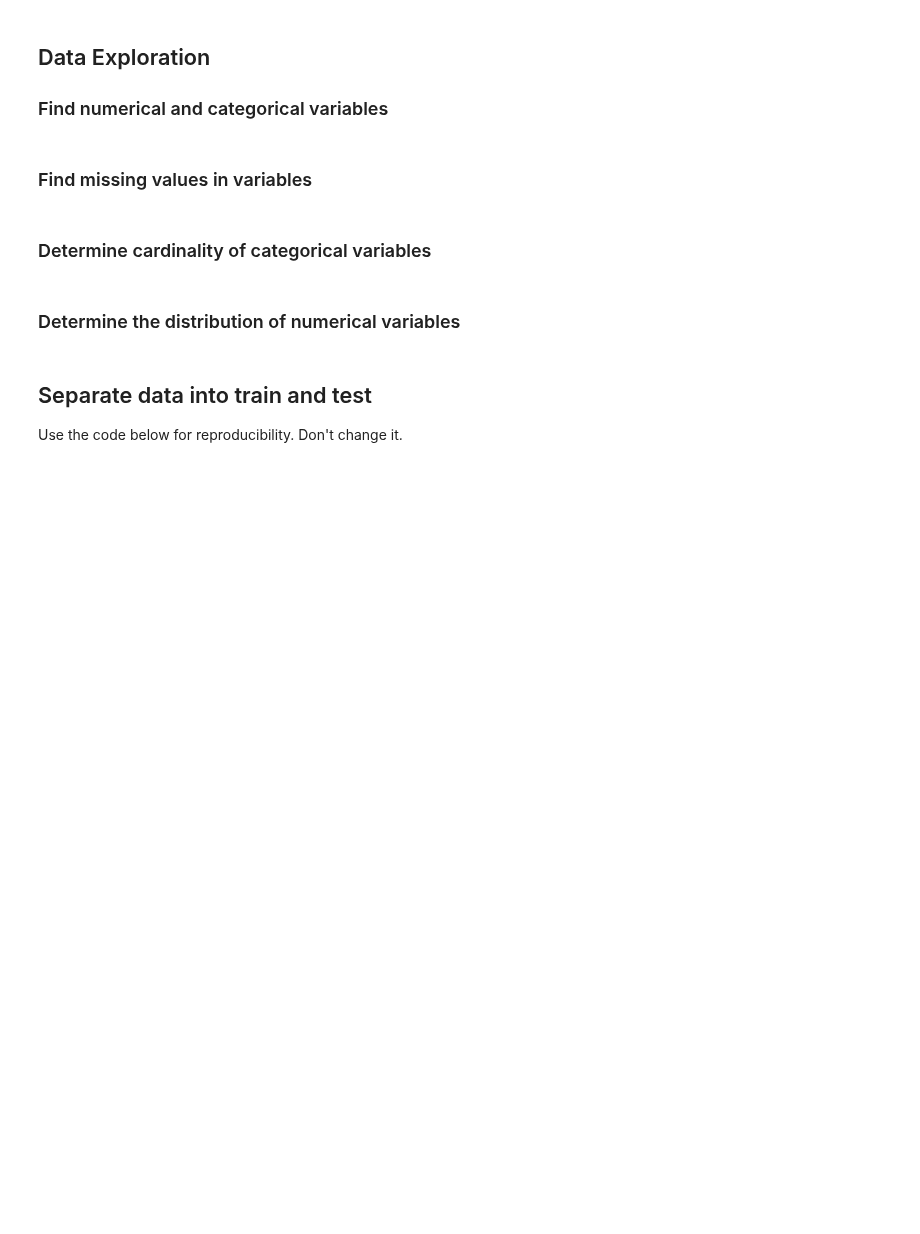
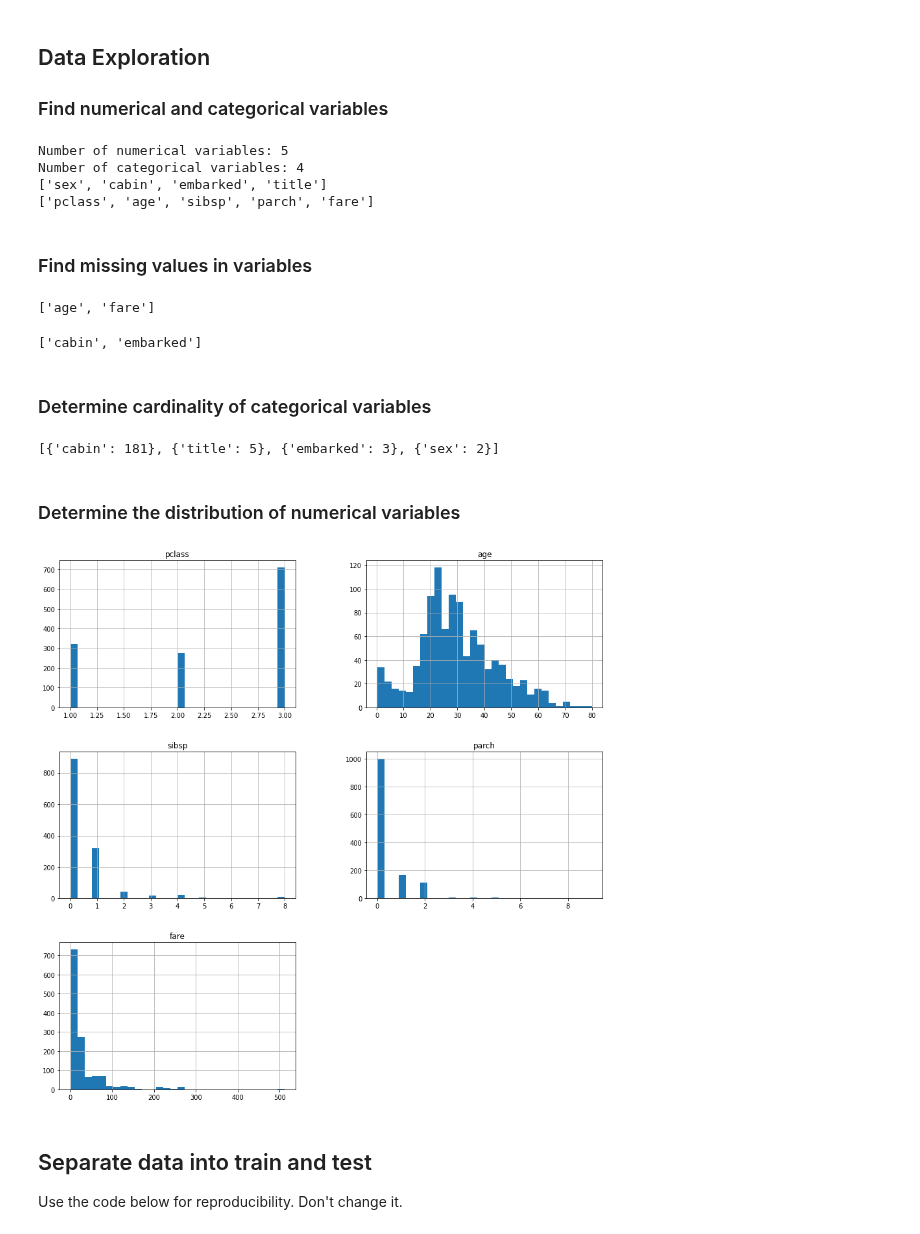
Before and after one commit to trainindata/deploying-machine-learning-models, a Jupyter notebook: section-04-research-and-development/titanic-assignment/01-predicting-survival-titanic-assignement.ipynb, the cells around one changed output. Drawn from its saved outputs; the diff is of its cells as text; code cells hidden in the pictures; blank space fills up the shorter version.

```diff
--- a/section-04-research-and-development/titanic-assignment/01-predicting-survival-titanic-assignement.ipynb
+++ b/section-04-research-and-development/titanic-assignment/01-predicting-survival-titanic-assignement.ipynb
@@ -114,11 +128,19 @@ data.to_csv('titanic.csv', index=False)
 # %%
 target = 'survived'
 # %%
-vars_num = # fill your code here
+vars_cat = [var for var in data.columns if data[var].dtype == 'O']
 
-vars_cat = # fill your code here
+vars_num = [var for var in data.columns if var not in vars_cat and var != target]
 
 print('Number of numerical variables: {}'.format(len(vars_num)))
 print('Number of categorical variables: {}'.format(len(vars_cat)))
+
+print (vars_cat)
+print (vars_num)
+# %% [output]
+Number of numerical variables: 5
+Number of categorical variables: 4
+['sex', 'cabin', 'embarked', 'title']
+['pclass', 'age', 'sibsp', 'parch', 'fare']
 # %% [markdown]
 ### Find missing values in variables
@@ -129,7 +147,33 @@ print('Number of categorical variables: {}'.format(len(vars_cat)))
+# %%
+# first in numerical variables
+vars_num_na = [var for var in vars_num if data[var].isna().sum() > 0]
+vars_num_na
+# %% [output]
+['age', 'fare']
+# %%
+# now in categorical variables
+vars_cat_na = [var for var in vars_cat if data[var].isna().sum() > 0]
+vars_cat_na
+# %% [output]
+['cabin', 'embarked']
 # %% [markdown]
 ### Determine cardinality of categorical variables
+# %%
+vars_cat_cardinality = [{var: data[var].nunique()} for var in vars_cat]
+vars_cat_cardinality.sort(key=lambda tup: list(tup.values())[0], reverse=True)
+vars_cat_cardinality
+# %% [output]
+[{'cabin': 181}, {'title': 5}, {'embarked': 3}, {'sex': 2}]
 # %% [markdown]
 ### Determine the distribution of numerical variables
+# %%
+def plot_dist(data, var):
+  plt.plot(data[var])
+
+data[vars_num].hist(bins=30, figsize=(15,15))
+plt.show()
+# %% [output]
+[figure, added]
 # %% [markdown]
 ## Separate data into train and test
 
```
Also changed, not shown: parts of 16 cells of this notebook, 14 other files.
